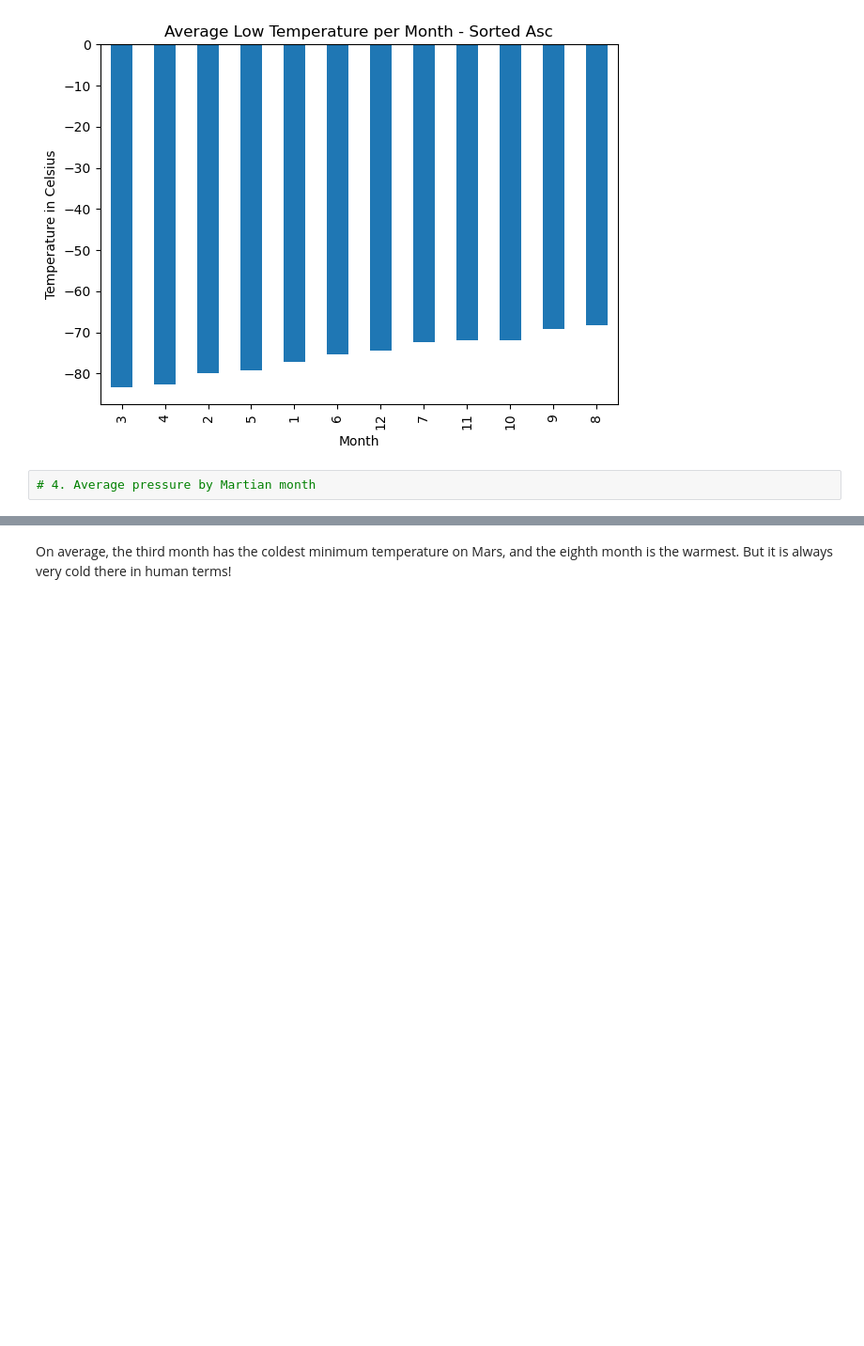
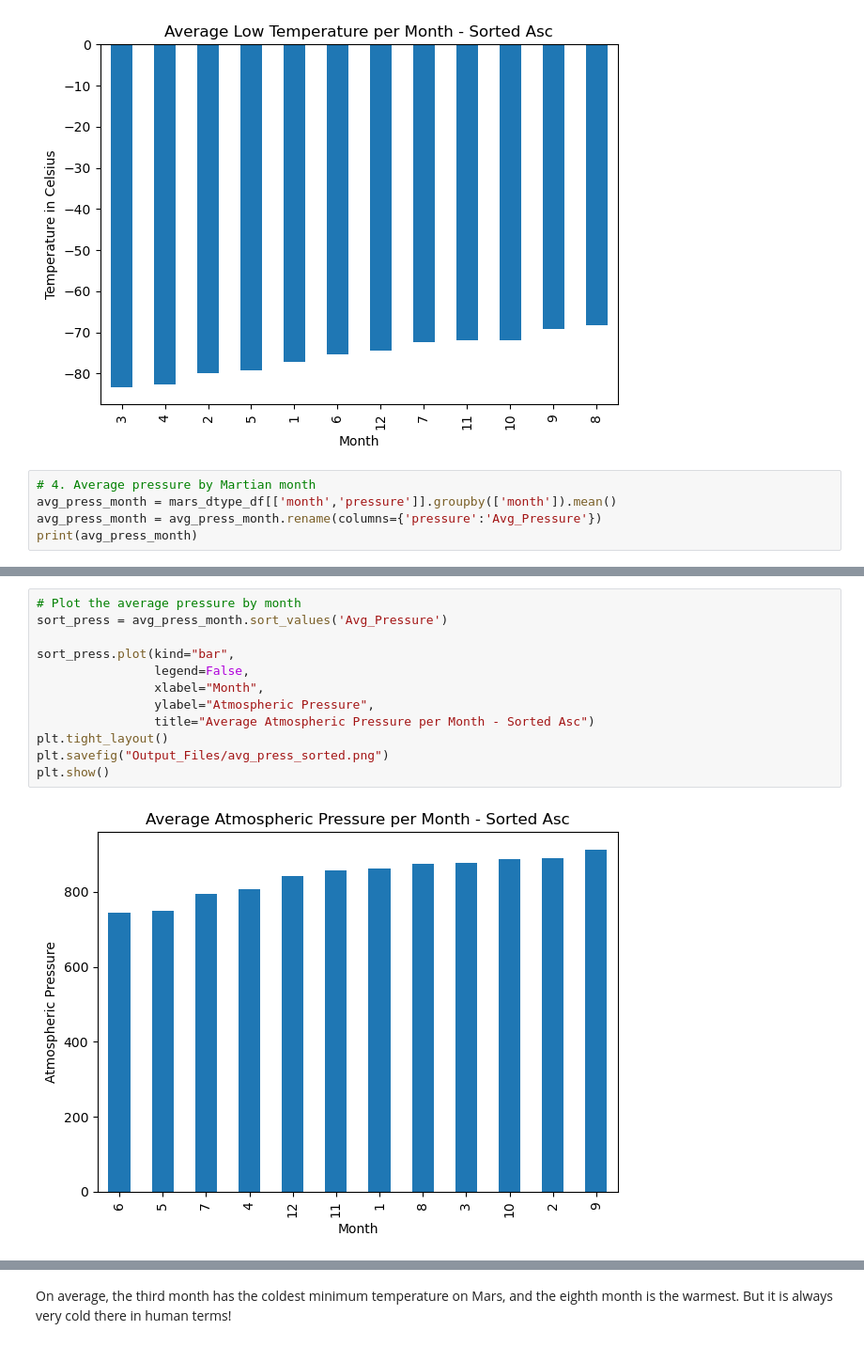
Before and after one commit to RJBarker/web-scraping-challenge, a Jupyter notebook: Mars_WebScraping/Mars_Weather/Mars_Weather_Scrape.ipynb, the cells around one changed output, grey strips where cells are left out. Shown at 94% size. Drawn from its saved outputs; the diff is of its cells as text; blank space fills up the shorter version.

```diff
--- a/Mars_WebScraping/Mars_Weather/Mars_Weather_Scrape.ipynb
+++ b/Mars_WebScraping/Mars_Weather/Mars_Weather_Scrape.ipynb
@@ -241,4 +200,7 @@ plt.show()
 [figure]
 # %%
 # 4. Average pressure by Martian month
+avg_press_month = mars_dtype_df[['month','pressure']].groupby(['month']).mean()
+avg_press_month = avg_press_month.rename(columns={'pressure':'Avg_Pressure'})
+print(avg_press_month)
 # %% [output]
@@ -263,2 +221,16 @@ Name: pressure, dtype: float64
+# %%
+# Plot the average pressure by month
+sort_press = avg_press_month.sort_values('Avg_Pressure')
+
+sort_press.plot(kind="bar",
+                legend=False,
+                xlabel="Month",
+                ylabel="Atmospheric Pressure",
+                title="Average Atmospheric Pressure per Month - Sorted Asc")
+plt.tight_layout()
+plt.savefig("Output_Files/avg_press_sorted.png")
+plt.show()
+# %% [output]
+[figure, added]
 # %%
 # 5. How many terrestrial (earth) days are there in a Martian year?
```
Also changed, not shown: parts of 7 cells of this notebook, 5 other files.
